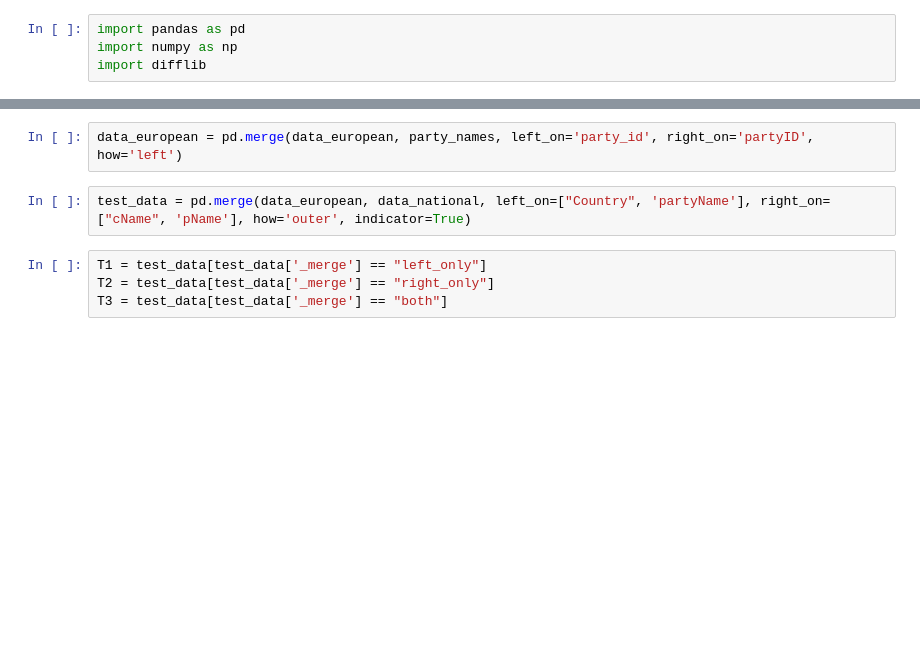
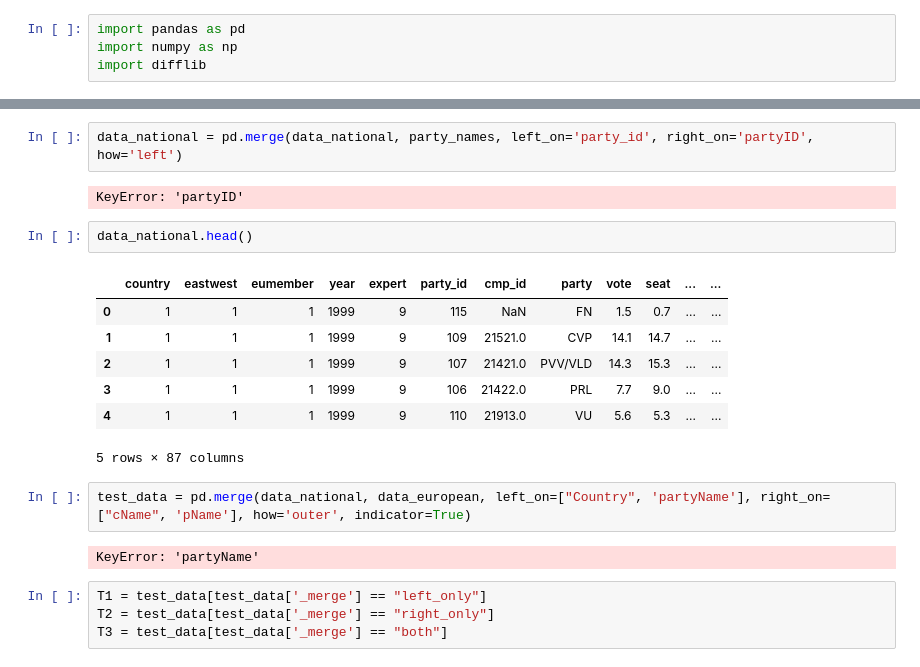
Before and after one commit to Drodriguez-9/european_vote_analysis, a Jupyter notebook: src/data/preprocess.ipynb, the cells around one changed output, grey strips where cells are left out. Saved outputs shown, nothing was run; the diff lists cells and outputs as text; blank space fills up the shorter version.

```diff
--- a/src/data/preprocess.ipynb
+++ b/src/data/preprocess.ipynb
@@ -20,7 +42,21 @@ data_european = pd.merge(data_european, country_codes, left_on='country', right_
 # %%
-data_european = pd.merge(data_european, party_names, left_on='party_id', right_on='partyID', how='left')
+data_national = pd.merge(data_national, party_names, left_on='party_id', right_on='partyID', how='left')
+# %% [output]
+KeyError: 'partyID'
+# %%
+data_national.head()
+# %% [output]
+|  | country | eastwest | eumember | year | expert | party_id | cmp_id | party | vote | seat | ... | ... |
+| 0 | 1 | 1 | 1 | 1999 | 9 | 115 | NaN | FN | 1.5 | 0.7 | ... | ... |
+| 1 | 1 | 1 | 1 | 1999 | 9 | 109 | 21521.0 | CVP | 14.1 | 14.7 | ... | ... |
+| 2 | 1 | 1 | 1 | 1999 | 9 | 107 | 21421.0 | PVV/VLD | 14.3 | 15.3 | ... | ... |
+| 3 | 1 | 1 | 1 | 1999 | 9 | 106 | 21422.0 | PRL | 7.7 | 9.0 | ... | ... |
+| 4 | 1 | 1 | 1 | 1999 | 9 | 110 | 21913.0 | VU | 5.6 | 5.3 | ... | ... |
+5 rows × 87 columns
 # %%
-test_data = pd.merge(data_european, data_national, left_on=["Country", 'partyName'], right_on=["cName", 'pName'], how='outer', indicator=True)
+test_data = pd.merge(data_national, data_european, left_on=["Country", 'partyName'], right_on=["cName", 'pName'], how='outer', indicator=True)
+# %% [output]
+KeyError: 'partyName'
 # %%
 T1 = test_data[test_data['_merge'] == "left_only"]
 T2 = test_data[test_data['_merge'] == "right_only"]
```
Also changed, not shown: parts of 20 cells of this notebook.
